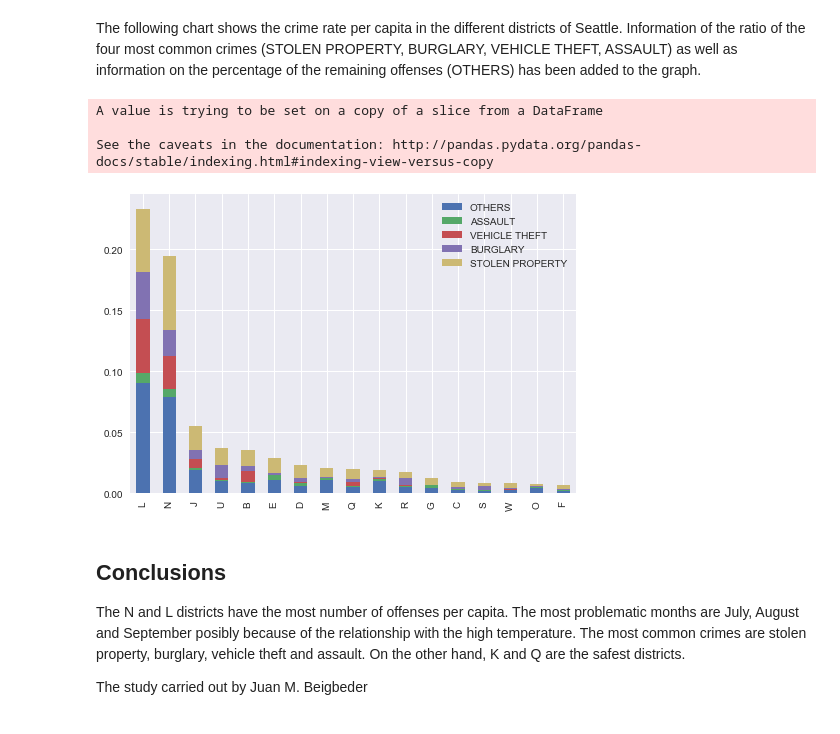
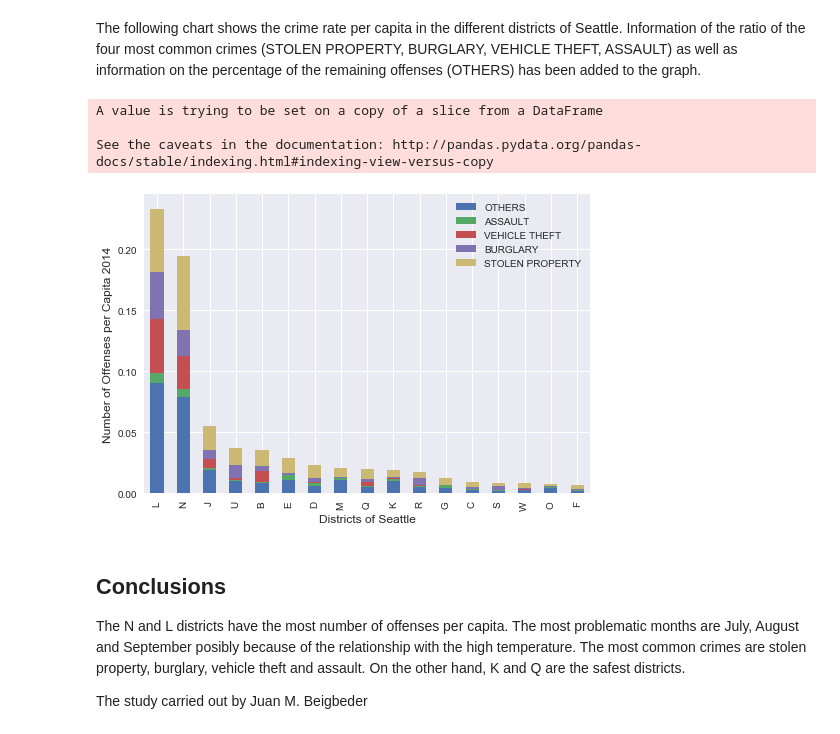
Before and after one commit to JuanMBV/U-Washintong, a Jupyter notebook: Offense Analysis in Seattle 2014.ipynb, the cells around one changed output. Cells and saved outputs as stored; diff of their text form; code cells hidden in the pictures.

```diff
--- a/Offense Analysis in Seattle 2014.ipynb
+++ b/Offense Analysis in Seattle 2014.ipynb
@@ -153,34 +153,38 @@ The following chart shows the crime rate per capita in the different districts o
     #fill with zeros
     #dfStat = dfStat.fillna(0.0) # with 0s rather than NaNs
 
     #create a full Stat results
     dfFullStat = pd.concat([zoneCrPerCapOrd, dfStat], axis = 1)
     dfFullStat.columns = [u'OFFENSE', u'STOLEN PROPERTY', u'BURGLARY', u'VEHICLE THEFT', u'ASSAULT', u'OTHERS']
 
 
     for zone in zoneCrPerCapOrd.index:
 
         dfz = df[df['District/Sector']==zone]
 
         for i in range(4):
 
             offense = dfCrCoOrder.index[i]
 
             dfzo = dfz[dfz['Summarized Offense Description']==offense]
 
             dfFullStat[offense][zone] = len(dfzo)/zoneCensus[zone]
 
         #Others
         dfFullStat.ix[zone,5] = zoneCrPerCapOrd[zone]-sum( dfFullStat.ix[zone,1:5] )
 
 
     dfFullStat.ix[:,6:0:-1].plot(kind='bar', stacked=True)
+
+    plt.xlabel('Districts of Seattle', fontsize=12)
+    plt.ylabel('Number of Offenses per Capita 2014', fontsize=12)
+
     plt.show()
 # %% [output]
 A value is trying to be set on a copy of a slice from a DataFrame
 
 See the caveats in the documentation: http://pandas.pydata.org/pandas-docs/stable/indexing.html#indexing-view-versus-copy
-[figure, old version]
+[figure, new version]
 # %% [markdown]
 ## Conclusions
 The N and L districts have the most number of offenses per capita. The most problematic months are July, August and September posibly because of the relationship with the high temperature. The most common crimes are stolen property, burglary, vehicle theft and assault.
```
Also changed, not shown: parts of 1 cell of this notebook.
